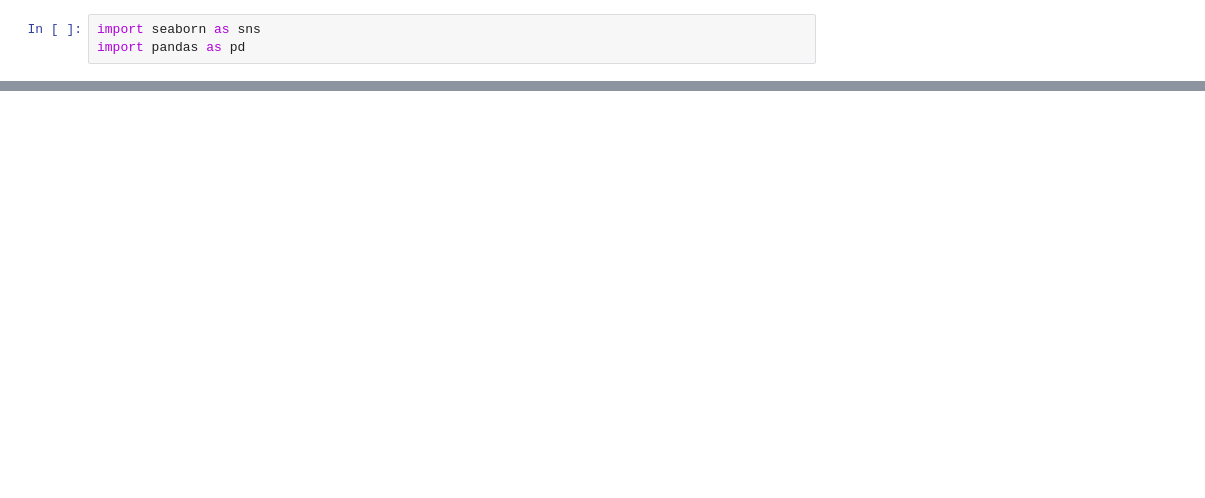
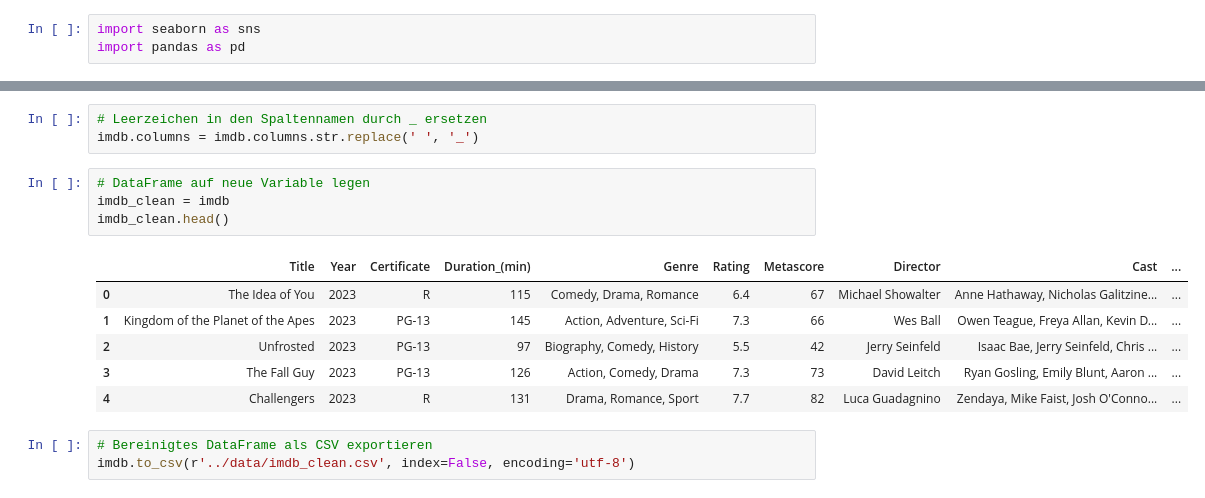
Before and after one commit to MarcelloTa/Streamlit_Project_1, a Jupyter notebook: notebooks/p_exploration.ipynb, the cells around one changed output, grey strips where cells are left out. Cells and saved outputs as stored; diff of their text form; blank space fills up the shorter version.

```diff
--- a/notebooks/p_exploration.ipynb
+++ b/notebooks/p_exploration.ipynb
@@ -53,0 +139,17 @@ array([2023., 2002., 2006., 1995., 2022., 1997., 2024., 1985., 2007.,
+# %%
+# Leerzeichen in den Spaltennamen durch _ ersetzen
+imdb.columns = imdb.columns.str.replace(' ', '_')
+# %%
+# DataFrame auf neue Variable legen
+imdb_clean = imdb
+imdb_clean.head()
+# %% [output]
+|  | Title | Year | Certificate | Duration_(min) | Genre | Rating | Metascore | Director | Cast | ... |
+| 0 | The Idea of You | 2023 | R | 115 | Comedy, Drama, Romance | 6.4 | 67 | Michael Showalter | Anne Hathaway, Nicholas Galitzine... | ... |
+| 1 | Kingdom of the Planet of the Apes | 2023 | PG-13 | 145 | Action, Adventure, Sci-Fi | 7.3 | 66 | Wes Ball | Owen Teague, Freya Allan, Kevin D... | ... |
+| 2 | Unfrosted | 2023 | PG-13 | 97 | Biography, Comedy, History | 5.5 | 42 | Jerry Seinfeld | Isaac Bae, Jerry Seinfeld, Chris ... | ... |
+| 3 | The Fall Guy | 2023 | PG-13 | 126 | Action, Comedy, Drama | 7.3 | 73 | David Leitch | Ryan Gosling, Emily Blunt, Aaron ... | ... |
+| 4 | Challengers | 2023 | R | 131 | Drama, Romance, Sport | 7.7 | 82 | Luca Guadagnino | Zendaya, Mike Faist, Josh O'Conno... | ... |
+# %%
+# Bereinigtes DataFrame als CSV exportieren
+imdb.to_csv(r'../data/imdb_clean.csv', index=False, encoding='utf-8')
```
Also changed, not shown: parts of 15 cells of this notebook, 1 other file.
